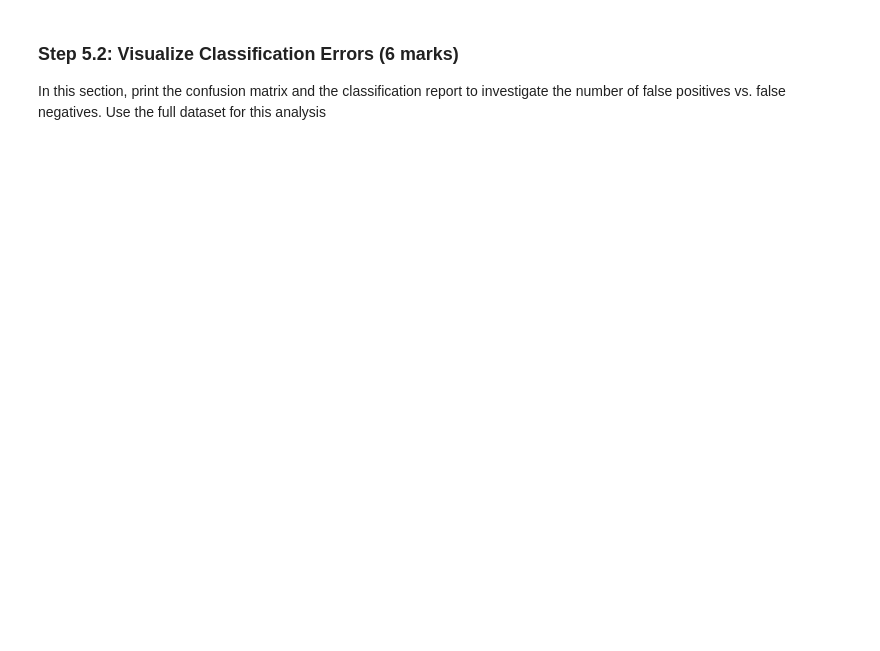
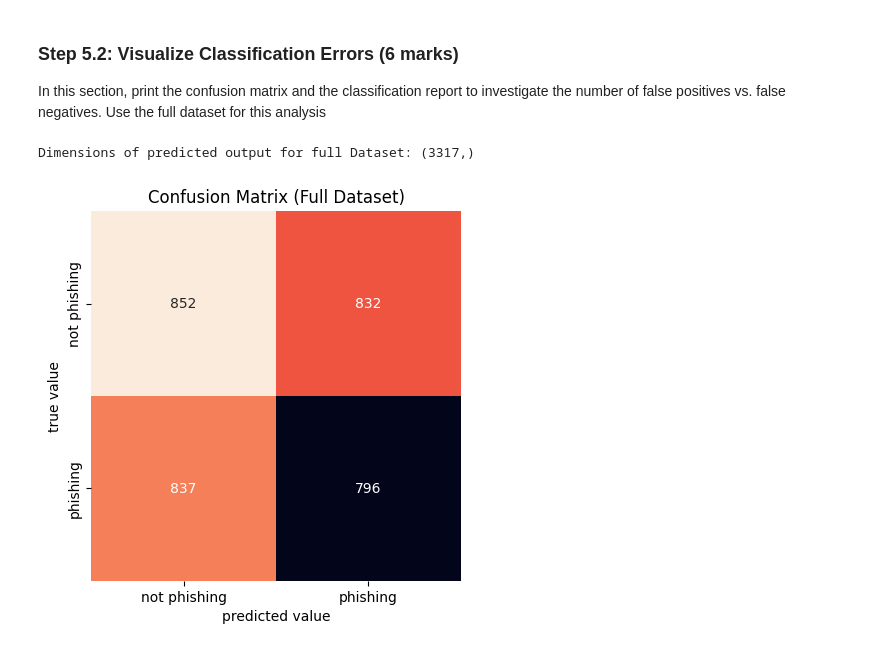
Before and after one commit to Urusha-Bajracharya3950/engg680_2024_fall, a Jupyter notebook: Lab_assignment3/Assignment3.ipynb, the cells around one changed output. Drawn from its saved outputs; the diff is of its cells as text; code cells hidden in the pictures; blank space fills up the shorter version.

```diff
--- a/Lab_assignment3/Assignment3.ipynb
+++ b/Lab_assignment3/Assignment3.ipynb
@@ -638,14 +736,25 @@ In this section, print the confusion matrix and the classification report to inv
 # %%
 # TO DO: Retrieve target vector and predicted values for testing set using full dataset and print the dimension of the predicted output (2 mark)
 # Note: 70% training set, 30% testing set
+
+y_pred_full = log_reg_model_full.predict(X_test_full)
+print("\nDimensions of predicted output for full Dataset:", y_pred_full.shape)
+# %% [output]
+Dimensions of predicted output for full Dataset: (3317,)
 # %%
 import seaborn as sns
+from sklearn.metrics import confusion_matrix, classification_report
 
 # TO DO: Calculate confusion matrix (2 marks) : conf_mat
+conf_mat = confusion_matrix(y_test_full, y_pred_full)
 
 # Below code prints confusion matrix using a heatmap
 sns.heatmap(conf_mat, xticklabels=['not phishing', 'phishing'],  yticklabels=['not phishing', 'phishing'], square=True, annot=True, cbar=False, fmt='d')
 plt.xlabel('predicted value')
 plt.ylabel('true value')
+plt.title('Confusion Matrix (Full Dataset)')
+plt.show()
+# %% [output]
+[figure, added]
 # %%
 # TO DO: Print classification report (2 marks)
```
Also changed, not shown: parts of 12 cells of this notebook.
